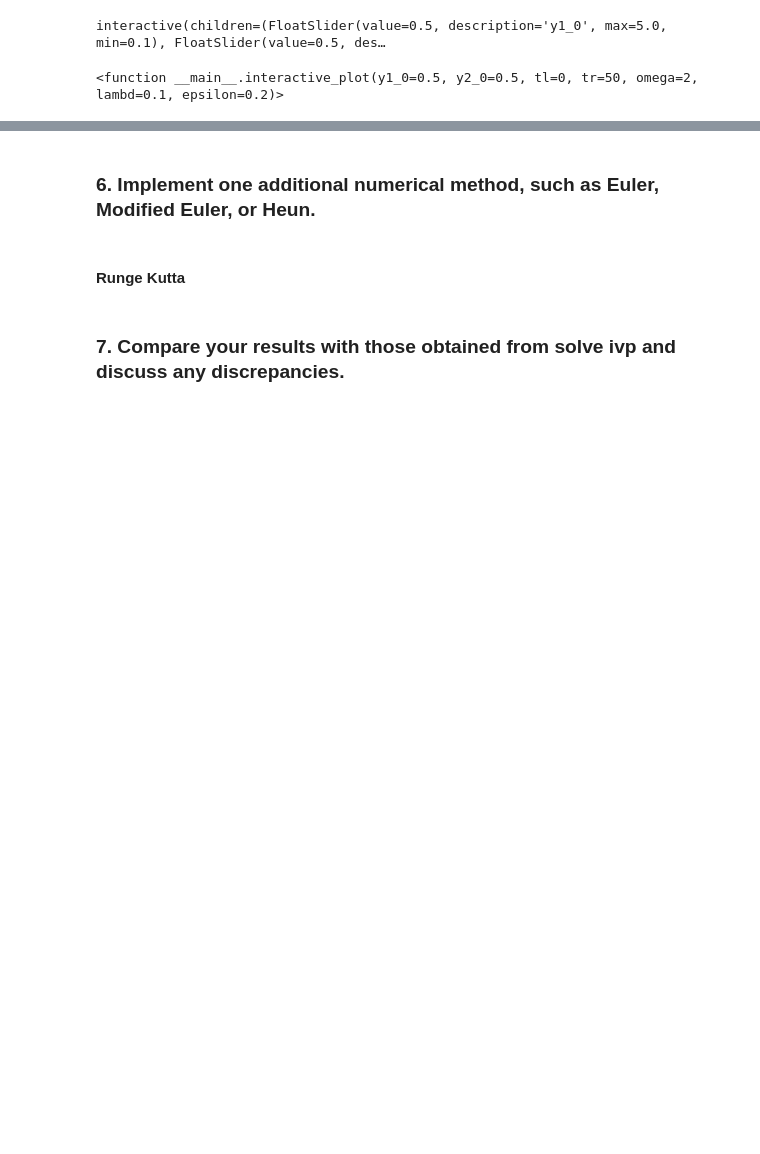
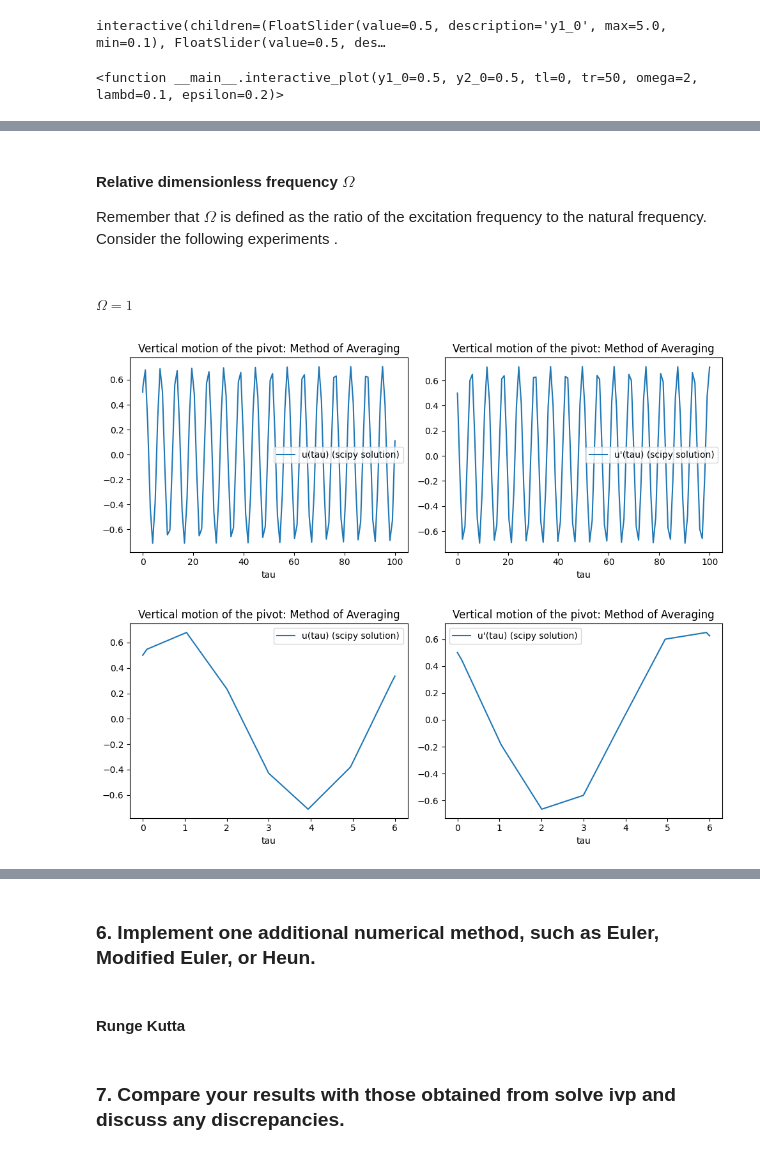
Before and after one commit to unalmedmathnum/Correa-Garcia-Lizcano-Velez, a Jupyter notebook: Tarea 3/main.ipynb, the cells around one changed output, grey strips where cells are left out. Drawn from its saved outputs; the diff is of its cells as text; code cells hidden in the pictures; blank space fills up the shorter version.

```diff
--- a/Tarea 3/main.ipynb
+++ b/Tarea 3/main.ipynb
@@ -312,0 +309,17 @@ interactive(children=(FloatSlider(value=0.5, description='y1_0', max=5.0, min=0.
+# %%
+# Parameters for the following experiments.
+tau_max_big = 100
+tau_max_small = 6
+# %% [markdown]
+#### Relative dimensionless frequency $\Omega$
+
+Remember that $\Omega$ is defined as the ratio of the excitation frequency to the natural frequency. Consider the following experiments
+.
+# %% [markdown]
+##### $\Omega = 1$
+# %%
+graph_results(*solve_numerically(y1_0[0], y2_0[0], tau_l[0], tau_max_big, 1, lambd[0], epsilon[0], summary=False))
+graph_results(*solve_numerically(y1_0[0], y2_0[0], tau_l[0], tau_max_small, 1, lambd[0], epsilon[0], summary=False))
+# %% [output]
+[figure, added]
+[figure, added]
```
Also changed, not shown: parts of 35 cells of this notebook.
